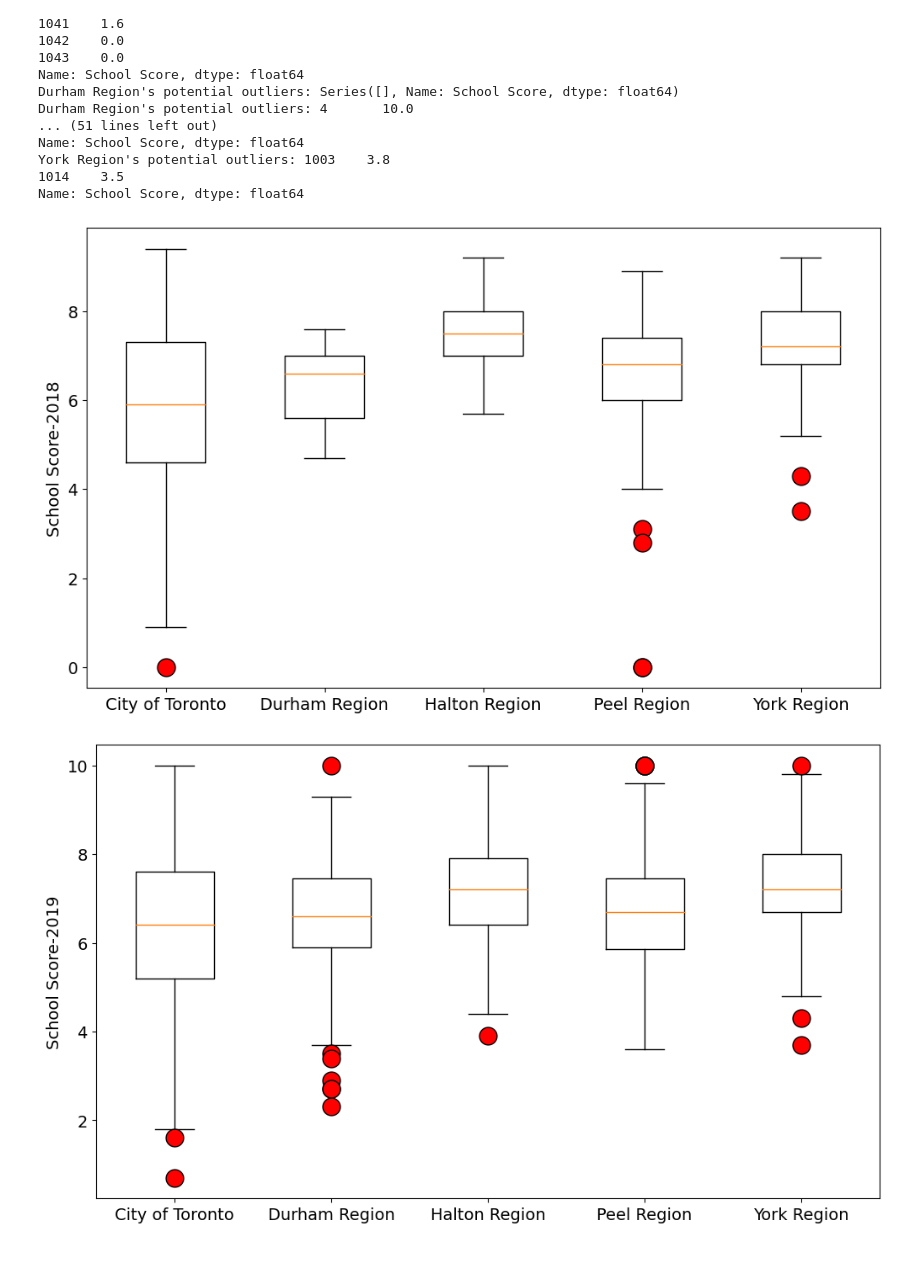
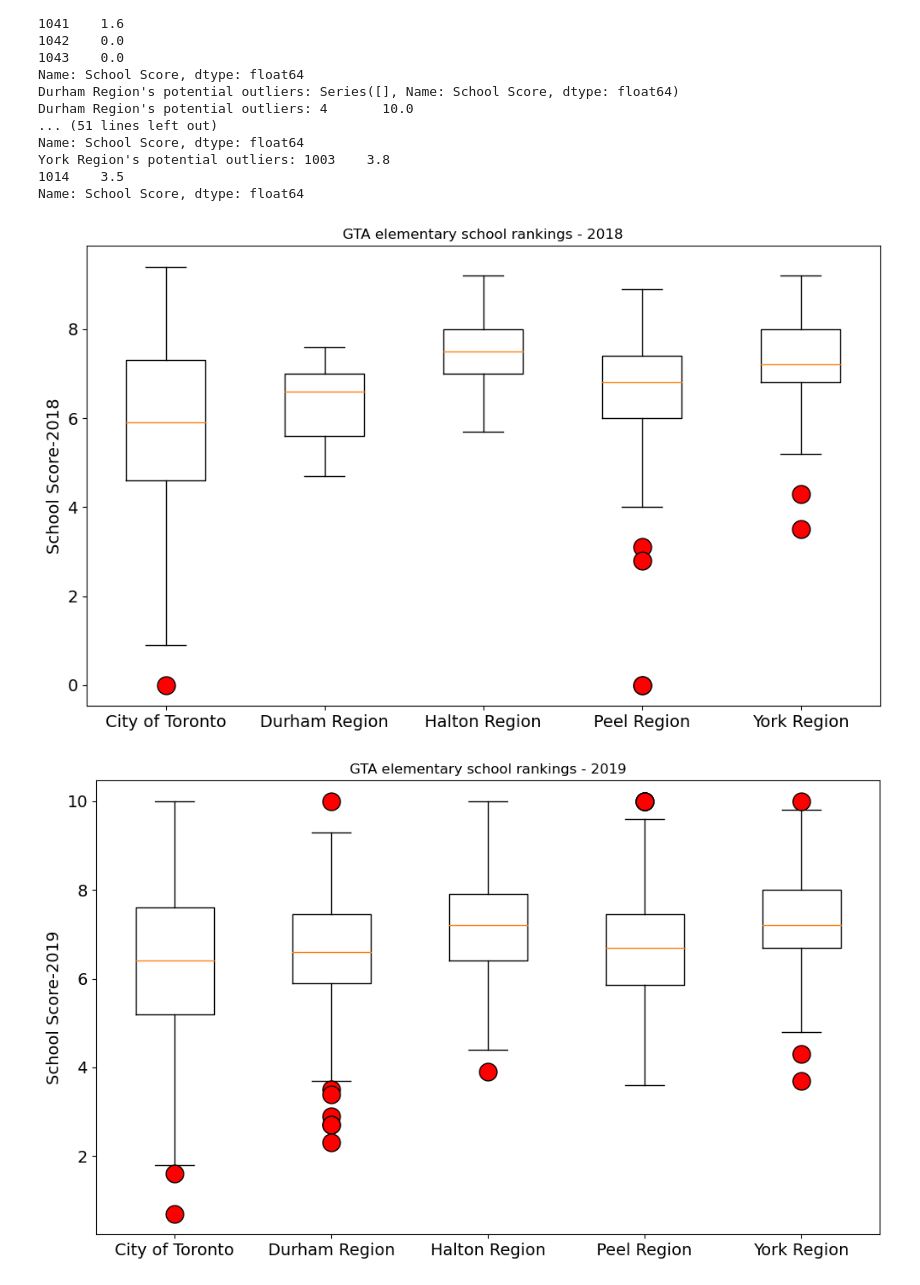
Before and after one commit to Dav5T/Grp-Project-1---Housing-Price, a Jupyter notebook: Arefins branch/Analysis_1_school_score_analysis_Final.ipynb, the cells around one changed output. Saved outputs shown, nothing was run; the diff lists cells and outputs as text; code cells hidden in the pictures.

Commit message:
graph titles added

```diff
--- a/Arefins branch/Analysis_1_school_score_analysis_Final.ipynb
+++ b/Arefins branch/Analysis_1_school_score_analysis_Final.ipynb
@@ -163,21 +163,23 @@ plt.boxplot(school_score_list_2018, labels = region_list,
 plt.xticks(fontsize = 14)
 plt.yticks(fontsize = 14)
 plt.ylabel('School Score-2018', fontsize = 14)
+plt.title("GTA elementary school rankings - 2018")
 plt.show()
 # %% [output]
-[figure, old version]
+[figure, new version]
 # %%
 # Generate a box plot that shows the distrubution of the tumor volume for each treatment group.
 import numpy as np
 plt.figure(figsize=(12,7))
 plt.boxplot(school_score_list_2019, labels = region_list,
             flierprops={'marker': 'o', 'markersize': 15, 'markerfacecolor': 'red'})
 plt.xticks(fontsize = 14)
 plt.yticks(fontsize = 14)
 plt.ylabel('School Score-2019', fontsize = 14)
+plt.title("GTA elementary school rankings - 2019")
 plt.show()
 # %% [output]
-[figure, old version]
+[figure, new version]
 # %%
 # Generate a box plot that shows the distrubution of the tumor volume for each treatment group.
 import numpy as np
```
Also changed, not shown: parts of 1 cell of this notebook, 4 other files.
